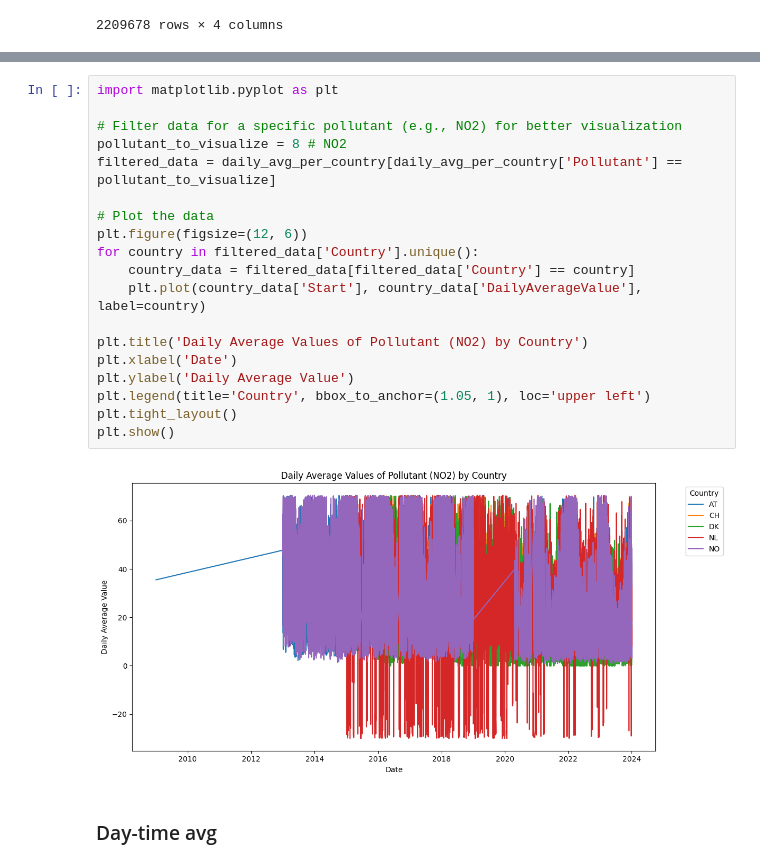
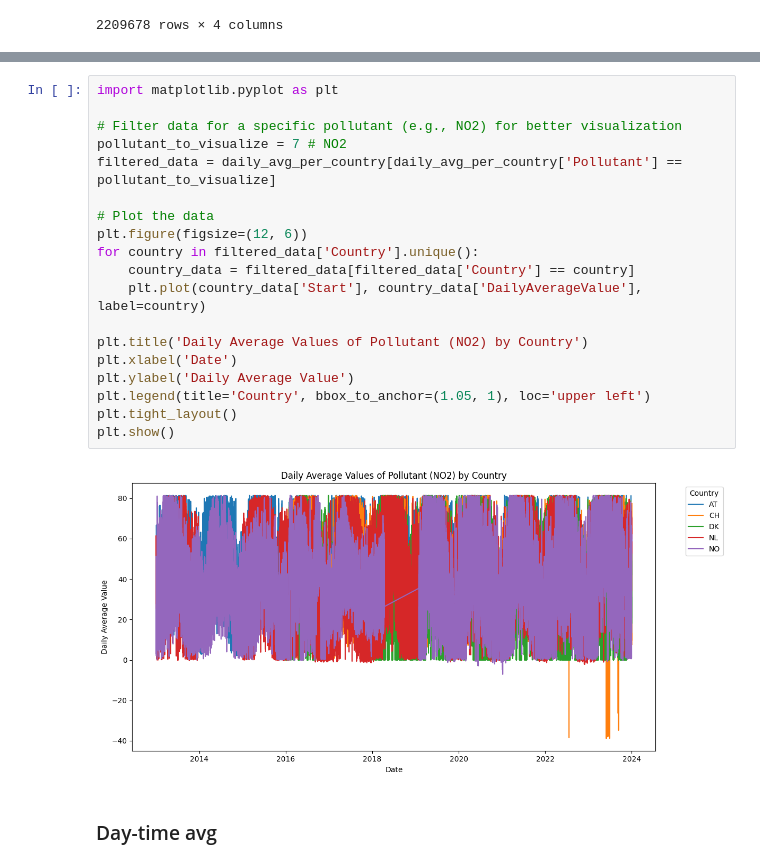
Before and after one commit to JskifterJ/DSML, a Jupyter notebook: src (source code)/data_processing.ipynb, the cells around one changed output, grey strips where cells are left out. Saved outputs shown, nothing was run; the diff lists cells and outputs as text.

```diff
--- a/src (source code)/data_processing.ipynb
+++ b/src (source code)/data_processing.ipynb
@@ -225,24 +255,24 @@ daily_avg_per_country
 # %%
 import matplotlib.pyplot as plt
 
 # Filter data for a specific pollutant (e.g., NO2) for better visualization
-pollutant_to_visualize = 8 # NO2
+pollutant_to_visualize = 7 # NO2
 filtered_data = daily_avg_per_country[daily_avg_per_country['Pollutant'] == pollutant_to_visualize]
 
 # Plot the data
 plt.figure(figsize=(12, 6))
 for country in filtered_data['Country'].unique():
     country_data = filtered_data[filtered_data['Country'] == country]
     plt.plot(country_data['Start'], country_data['DailyAverageValue'], label=country)
 
 plt.title('Daily Average Values of Pollutant (NO2) by Country')
 plt.xlabel('Date')
 plt.ylabel('Daily Average Value')
 plt.legend(title='Country', bbox_to_anchor=(1.05, 1), loc='upper left')
 plt.tight_layout()
 plt.show()
 # %% [output]
-[figure, old version]
+[figure, new version]
 # %% [markdown]
 ### Day-time avg
 # %%
```
Also changed, not shown: parts of 8 cells of this notebook, 1 other file.
